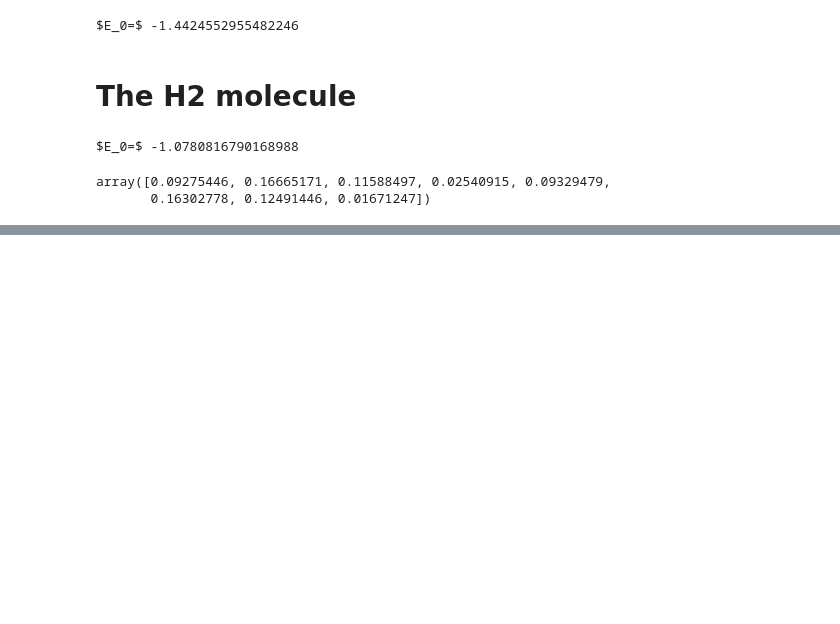
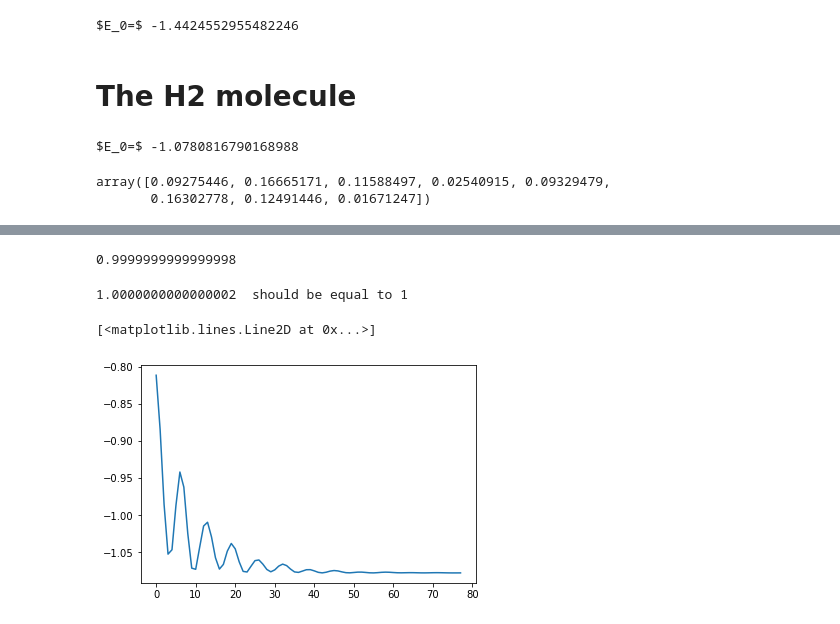
Before and after one commit to susyexists/EBT617E, a Jupyter notebook: HartreeFock_JosThijssen.ipynb, the cells around one changed output, grey strips where cells are left out. Cells and saved outputs as stored; diff of their text form; code cells hidden in the pictures; blank space fills up the shorter version.

```diff
--- a/HartreeFock_JosThijssen.ipynb
+++ b/HartreeFock_JosThijssen.ipynb
@@ -222,6 +222,8 @@ QT = np.array( [ [ [ [ calc_QαβRARB(α,β,γ,δ,RA,RB,RC,RD,Z=1)
 tol = 1e-6
 Niter = 100
 EGS = 1e3
+
+X = RR[1]-RR[0]
 
 CV = np.array( [1/np.sqrt(len(ααRR))]*len(ααRR) )
 
@@ -233,6 +235,7 @@ for it in range(Niter):
 
     CV = UU[:,0]
 
+    #E0 = CV.T@(FM+HM)@CV+1/X
     E0 = 2*np.einsum('p,pq,q', CV, HM, CV) + np.einsum('prqs,p,q,r,s', QT, CV, CV, CV, CV)
 
     #print(f"{it:2}, {EGS:10.8}, {E0:10.8}")
@@ -242,7 +245,7 @@ for it in range(Niter):
     EGS = E0
 
 # print Helium atom ground state energy
-print(r"$E_0=$"+f" {EGS+1}")
+print(r"$E_0=$"+f" {EGS+1/X}")
 # %% [output]
 $E_0=$ -1.0780816790168988
 # %%
@@ -252,0 +294,72 @@ array([0.09275446, 0.16665171, 0.11588497, 0.02540915, 0.09329479,
+# %%
+CV = np.array( [1/np.sqrt(len(ααRR))]*len(ααRR) )
+np.sum(CV**2)
+# %% [output]
+0.9999999999999998
+# %%
+tol = 1e-6
+Niter = 100
+EGS = 1e3
+
+CV = np.array( [1/np.sqrt(SM.sum())]*len(ααRR) )
+
+# check condition
+print(CV.T@SM@CV, " should be equal to 1")
+
+CVold = CV.copy()
+
+h = 0.1
+h2 = h*h
+h4 = h2*h2
+
+μ = 1.
+γ = 1.
+
+μmγ = μ - 0.5*γ*h
+μpγ = μ + 0.5*γ*h
+
+Evals = []
+
+for it in range(Niter):
+
+    FM = HM + np.einsum('prqs,r,s',QT,CV,CV)
+
+    EE, UU = eigh(FM, SM)
+
+    E0 = CV.T@(FM+HM)@CV+1/X
+
+    # CV = UU[:,0]
+    # instead update CV with the Verlet algorithm
+
+    # calculate Ctilde
+    CVt = ( 2*μ*CV - μmγ*CVold - 4*FM@CV*h2 ) / μpγ
+
+    # solve for lambda
+    #a = np.dot(CV,SM@CV)*h4
+    a = (SM@CV).T@SM@SM@CV
+    b = -CVt.T@SM@(SM@CV)-(SM@CV).T@SM@CVt
+    c = CVt.T@SM@CVt-1.
+
+    λ = np.roots([a, b, c] )[1]
+    #print(a,b,c,λ)
+
+    # add the missing term
+    CVt -= λ*SM@CV
+
+    #print(f"{it:2}, {EGS:10.8}, {E0:10.8}")
+    if np.abs(EGS-E0)<tol:
+        break
+
+    # update variables
+    CVold = CV
+    CV = CVt
+
+    EGS = E0
+    Evals.append(EGS)
+# %% [output]
+1.0000000000000002  should be equal to 1
+# %%
+plt.plot(Evals)
+# %% [output]
+[<matplotlib.lines.Line2D at 0x...>]
+[figure, added]
```
Also changed, not shown: parts of 3 cells of this notebook, 12 other files.
